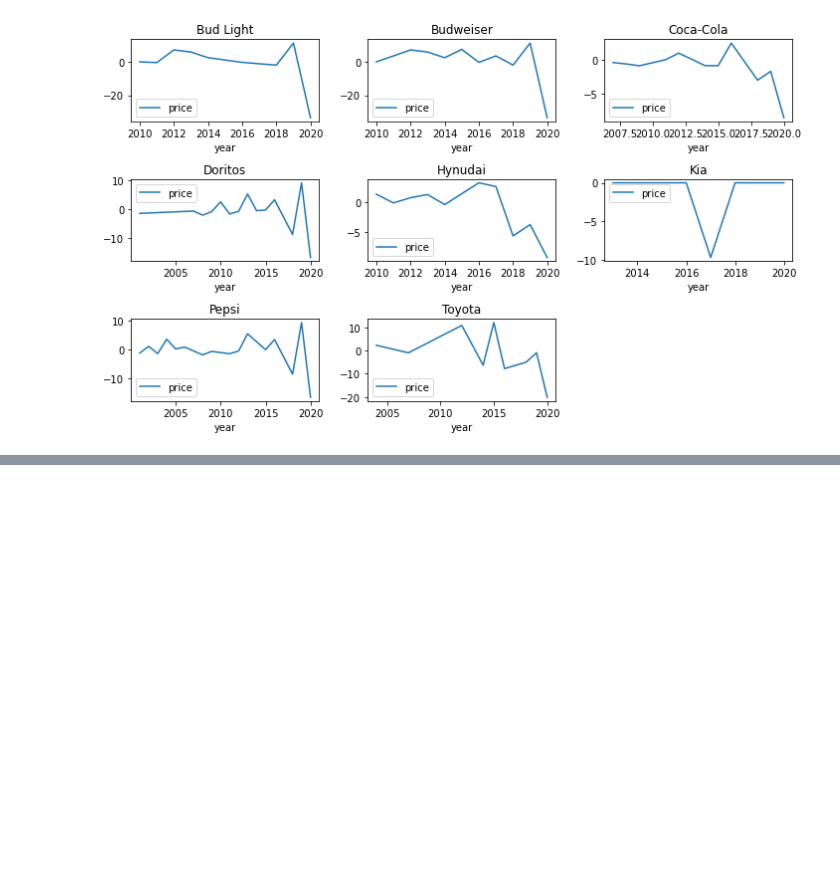
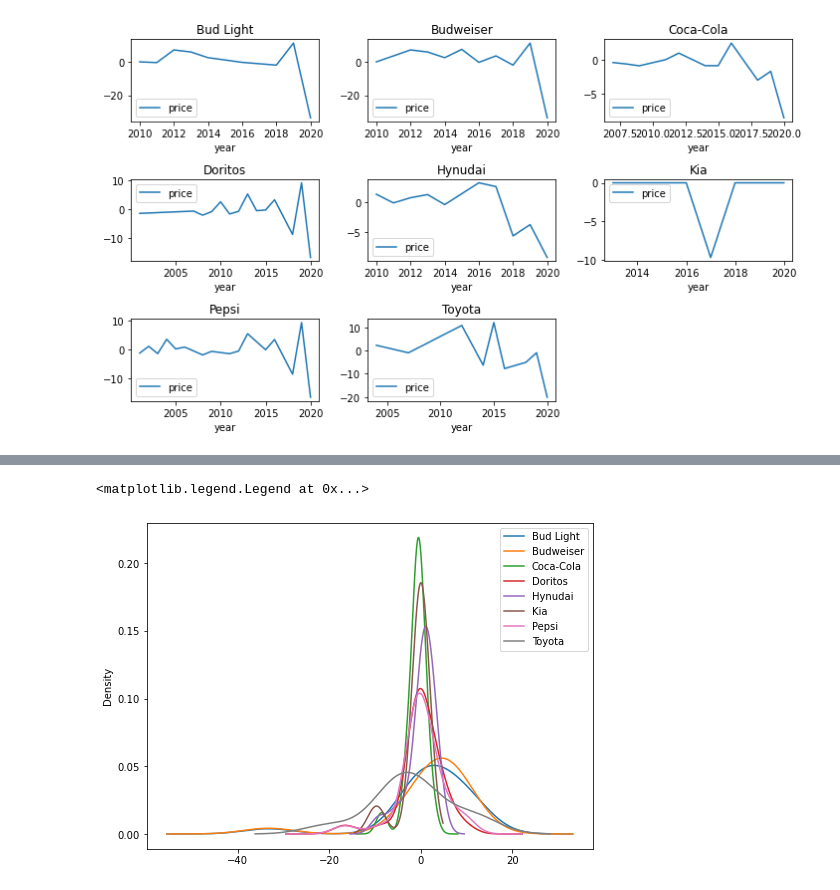
Before and after one commit to Lucsparidans/DataMadness, a Jupyter notebook: Q3.ipynb, the cells around one changed output, grey strips where cells are left out. Cells and saved outputs as stored; diff of their text form; code cells hidden in the pictures; blank space fills up the shorter version.

```diff
--- a/Q3.ipynb
+++ b/Q3.ipynb
@@ -163,0 +191,10 @@ Warnings:
+# %%
+brnds = ad[['brand','price']].groupby(['brand'])
+
+fig, ax = plt.subplots(figsize=(8,6))
+for label, df in brnds:
+    df.price.plot(kind="kde", ax=ax, label=label)
+plt.legend()
+# %% [output]
+<matplotlib.legend.Legend at 0x...>
+[figure, added]
```
Also changed, not shown: parts of 2 cells of this notebook.
